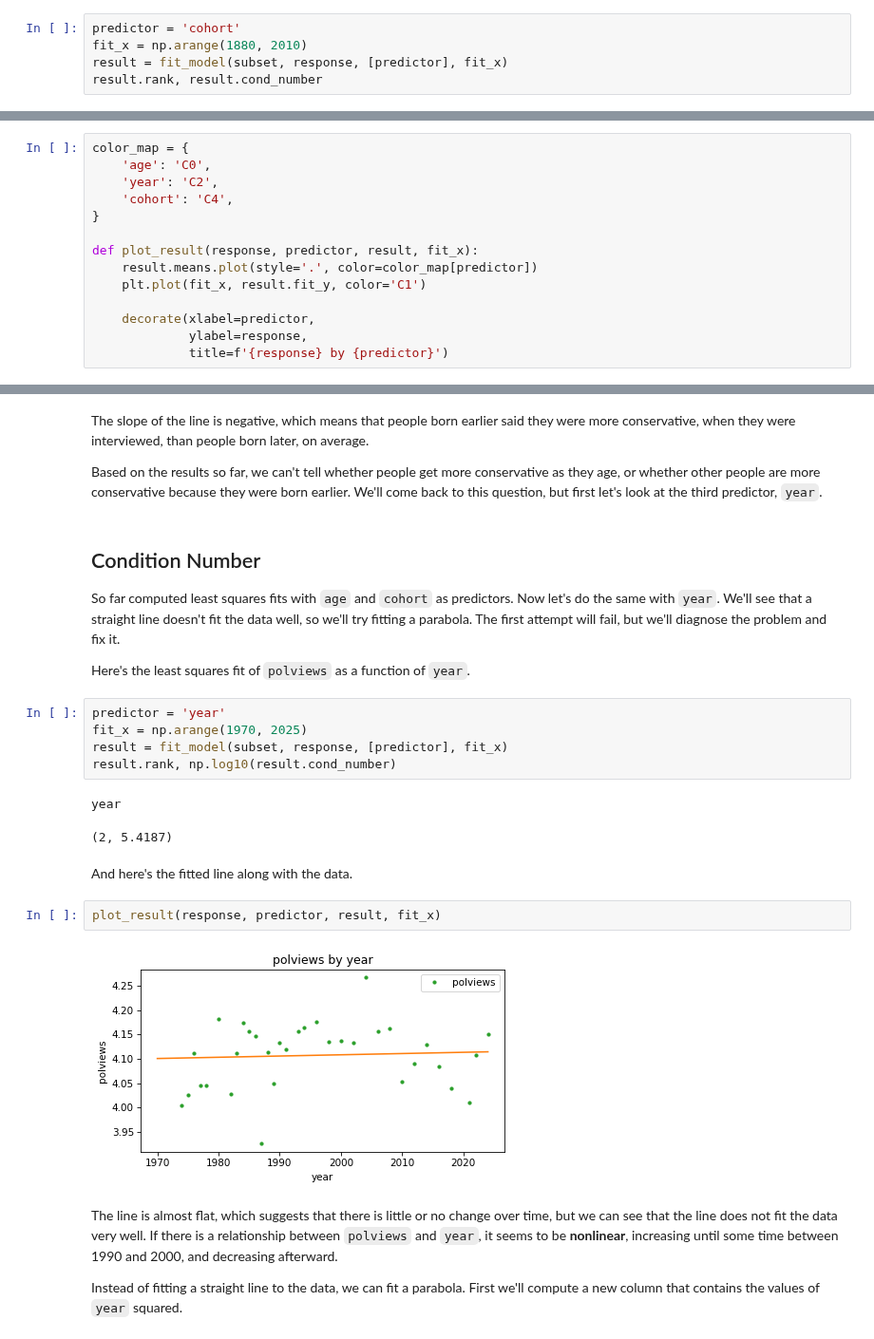
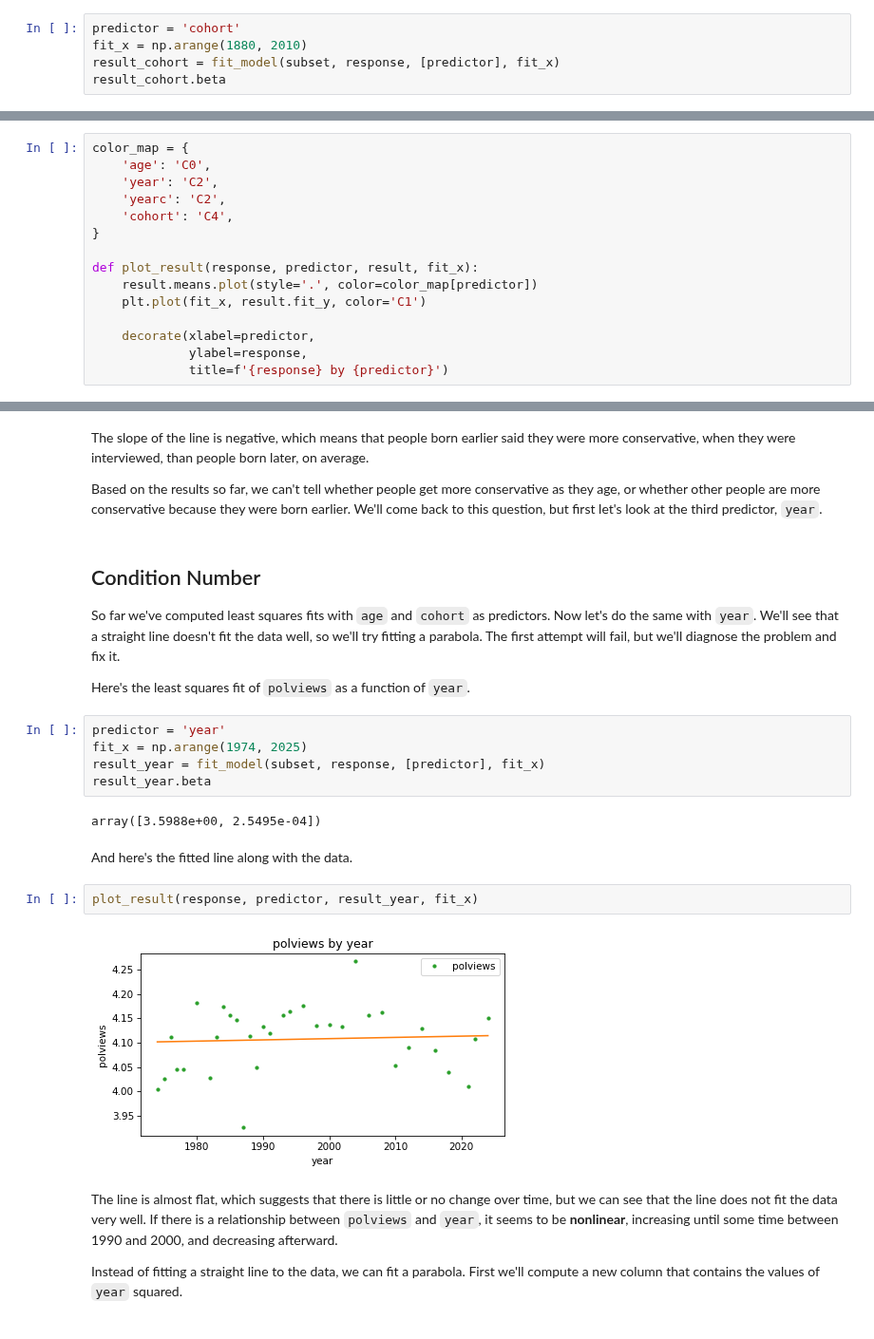
Before and after one commit to AllenDowney/ThinkLinearAlgebra, a Jupyter notebook: soln/regression.ipynb, the cells around one changed output, grey strips where cells are left out. Shown at 95% size. Cells and saved outputs as stored; diff of their text form.

```diff
--- a/soln/regression.ipynb
+++ b/soln/regression.ipynb
@@ -855,6 +870,6 @@ Here's how we can use this function to compute a least squares fit of `polviews`
 # %%
 predictor = 'cohort'
 fit_x = np.arange(1880, 2010)
-result = fit_model(subset, response, [predictor], fit_x)
-result.rank, result.cond_number
+result_cohort = fit_model(subset, response, [predictor], fit_x)
+result_cohort.beta
 # %% [output]
@@ -870,6 +880,7 @@ The following function takes the regression results and plots the fitted line al
 color_map = {
     'age': 'C0',
     'year': 'C2',
+    'yearc': 'C2',
     'cohort': 'C4',
 }
 
@@ -894,7 +905,7 @@ We'll come back to this question, but first let's look at the third predictor, `
 # %% [markdown]
 ## Condition Number
 
-So far computed least squares fits with `age` and `cohort` as predictors.
+So far we've computed least squares fits with `age` and `cohort` as predictors.
 Now let's do the same with `year`.
 We'll see that a straight line doesn't fit the data well, so we'll try fitting a parabola.
 The first attempt will fail, but we'll diagnose the problem and fix it.
@@ -902,18 +913,17 @@ The first attempt will fail, but we'll diagnose the problem and fix it.
 Here's the least squares fit of `polviews` as a function of `year`.
 # %%
 predictor = 'year'
-fit_x = np.arange(1970, 2025)
-result = fit_model(subset, response, [predictor], fit_x)
-result.rank, np.log10(result.cond_number)
+fit_x = np.arange(1974, 2025)
+result_year = fit_model(subset, response, [predictor], fit_x)
+result_year.beta
 # %% [output]
-year
+array([3.5988e+00, 2.5495e-04])
-(2, 5.4187)
 # %% [markdown]
 And here's the fitted line along with the data.
 # %%
-plot_result(response, predictor, result, fit_x)
+plot_result(response, predictor, result_year, fit_x)
 # %% [output]
-[figure, old version]
+[figure, new version]
 # %% [markdown]
 The line is almost flat, which suggests that there is little or no change over time, but we can see that the line does not fit the data very well.
 If there is a relationship between `polviews` and `year`, it seems to be **nonlinear**, increasing until some time between 1990 and 2000, and decreasing afterward.
```
Also changed, not shown: parts of 53 cells of this notebook.
